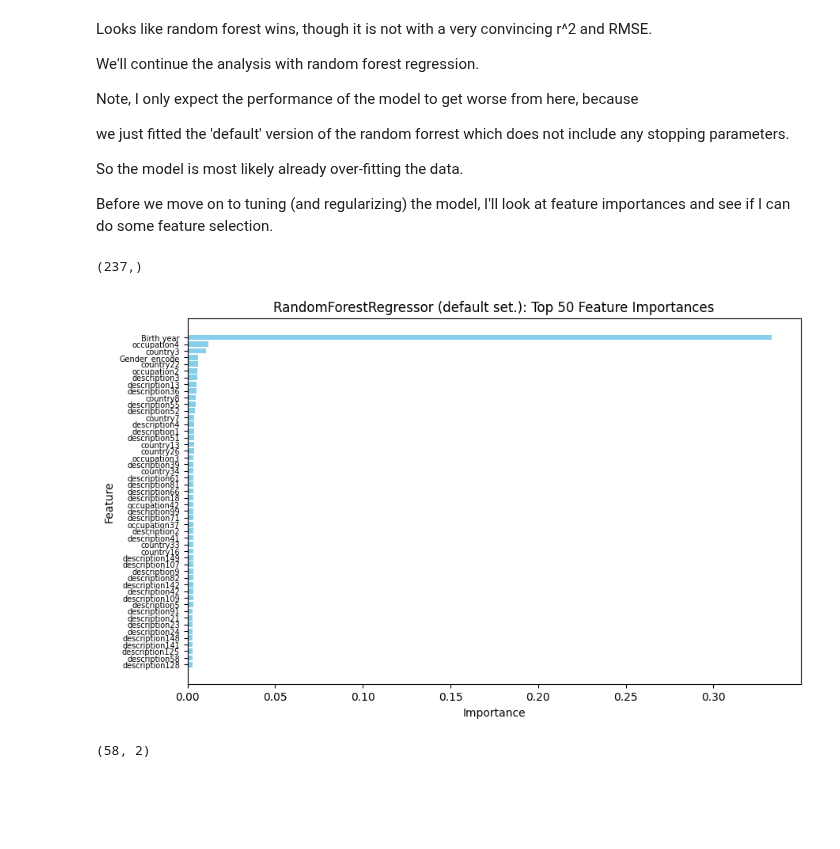
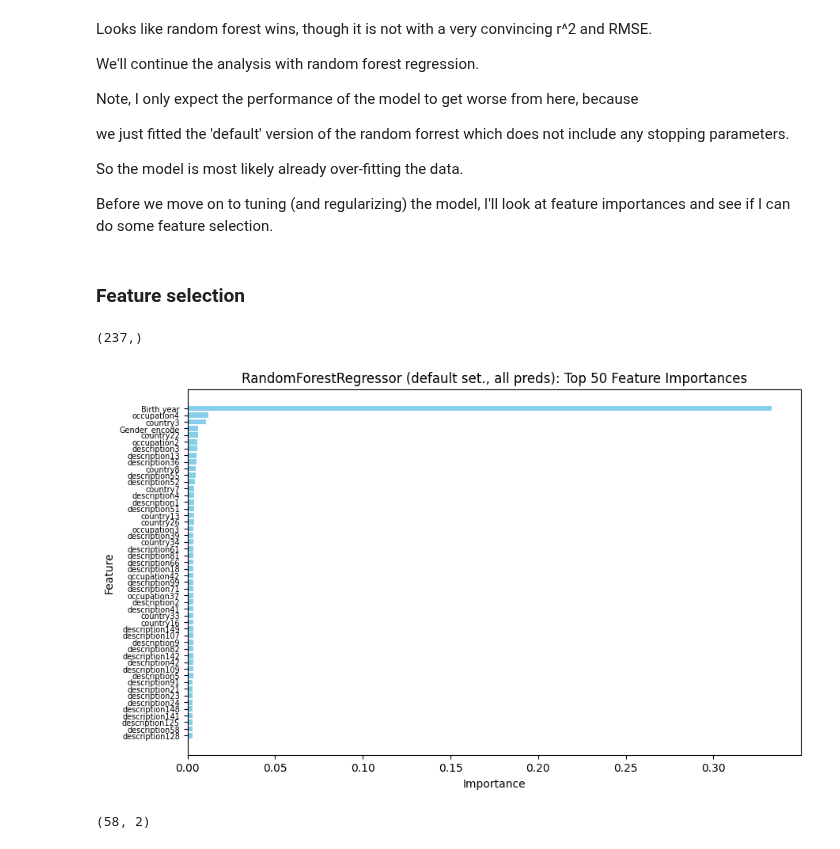
Before and after one commit to sigridbom/datascience_exam, a Jupyter notebook: notebooks/3_building_models.ipynb, the cells around one changed output. Saved outputs shown, nothing was run; the diff lists cells and outputs as text; code cells hidden in the pictures; blank space fills up the shorter version.

```diff
--- a/notebooks/3_building_models.ipynb
+++ b/notebooks/3_building_models.ipynb
@@ -211,6 +206,8 @@ we just fitted the 'default' version of the random forrest which does not includ
 So the model is most likely already over-fitting the data.
 
 Before we move on to tuning (and regularizing) the model, I'll look at feature importances and see if I can do some feature selection.
+# %% [markdown]
+### Feature selection
 # %%
 # get feature importances from the model
 importances = rfreg.feature_importances_
@@ -227,15 +229,16 @@ top_features = feature_importances.head(top_n)
 # %%
+# plot feature importances
 plt.figure(figsize=(10, 6))
 plt.barh(top_features['Feature'], top_features['Importance'], color='skyblue')
 plt.xlabel('Importance')
 plt.ylabel('Feature')
 plt.yticks(fontsize = 7)
-plt.title(f'RandomForestRegressor (default set.): Top {top_n} Feature Importances')
+plt.title(f'RandomForestRegressor (default set., all preds): Top {top_n} Feature Importances')
 plt.gca().invert_yaxis()
 fig = plt.gcf()
 plt.show()
 # %% [output]
-[figure, old version]
+[figure, new version]
 # %%
 fig.savefig('/work/datascience_exam/output/plots/rfr_feature_importances_full_default.jpg')
 # %%
```
Also changed, not shown: parts of 44 cells of this notebook.
